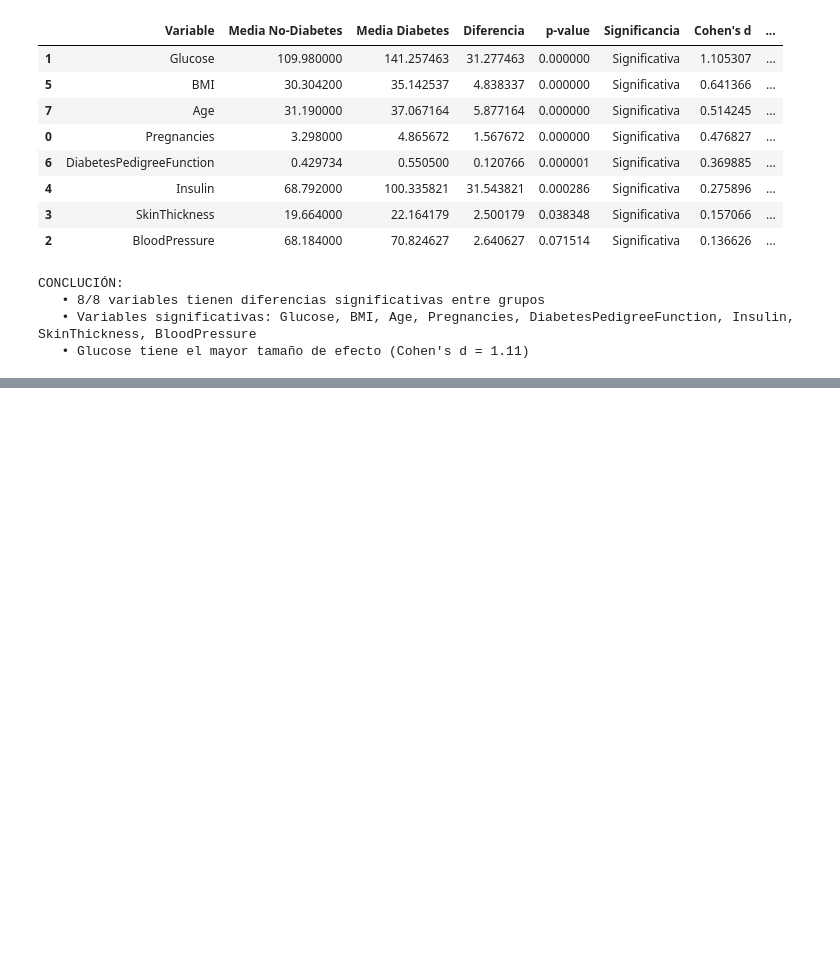
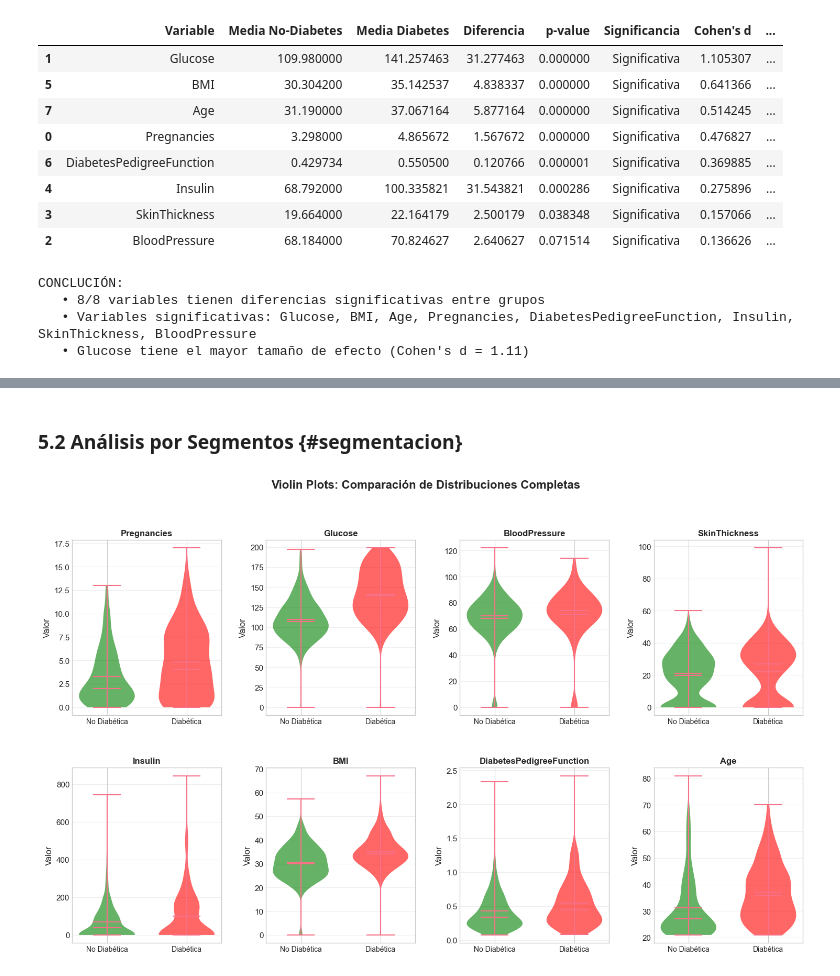
Before and after one commit to angel-rom444/diabetes-risk-predictor, a Jupyter notebook: notebooks/02_exploratory_data_analysis.ipynb, the cells around one changed output, grey strips where cells are left out. Drawn from its saved outputs; the diff is of its cells as text; code cells hidden in the pictures; blank space fills up the shorter version.

```diff
--- a/notebooks/02_exploratory_data_analysis.ipynb
+++ b/notebooks/02_exploratory_data_analysis.ipynb
@@ -524,0 +567,35 @@ CONCLUCIÓN:
+# %% [markdown]
+### 5.2 Análisis por Segmentos {#segmentacion}
+# %%
+# VIOLIN PLOTS: DISTRIBUCIONES COMPARADAS
+
+
+fig = plt.figure(figsize=(18, 10))
+gs = GridSpec(2, 4, figure=fig, hspace=0.3, wspace=0.3)
+
+for idx, col in enumerate(features.columns):
+    ax = fig.add_subplot(gs[idx // 4, idx % 4])
+
+    # Crear violin plot
+    parts = ax.violinplot([df[df['Outcome']==0][col], df[df['Outcome']==1][col]],
+                          positions=[1, 2], widths=0.7, showmeans=True, showmedians=True)
+
+    # Colorear violines
+    colors = ['green', 'red']
+    for pc, color in zip(parts['bodies'], colors):
+        pc.set_facecolor(color)
+        pc.set_alpha(0.6)
+
+    # Configurar ejes
+    ax.set_xticks([1, 2])
+    ax.set_xticklabels(['No Diabética', 'Diabética'], fontsize=10)
+    ax.set_title(col, fontweight='bold', fontsize=12)
+    ax.set_ylabel('Valor')
+    ax.grid(axis='y', alpha=0.3)
+
+plt.suptitle('Violin Plots: Comparación de Distribuciones Completas',
+            fontsize=16, fontweight='bold', y=0.995)
+plt.savefig(FIGURES_DIR / '02_violin_plots.png', dpi=300, bbox_inches='tight')
+plt.show()
+# %% [output]
+[figure, added]
```
Also changed, not shown: parts of 5 cells of this notebook.
